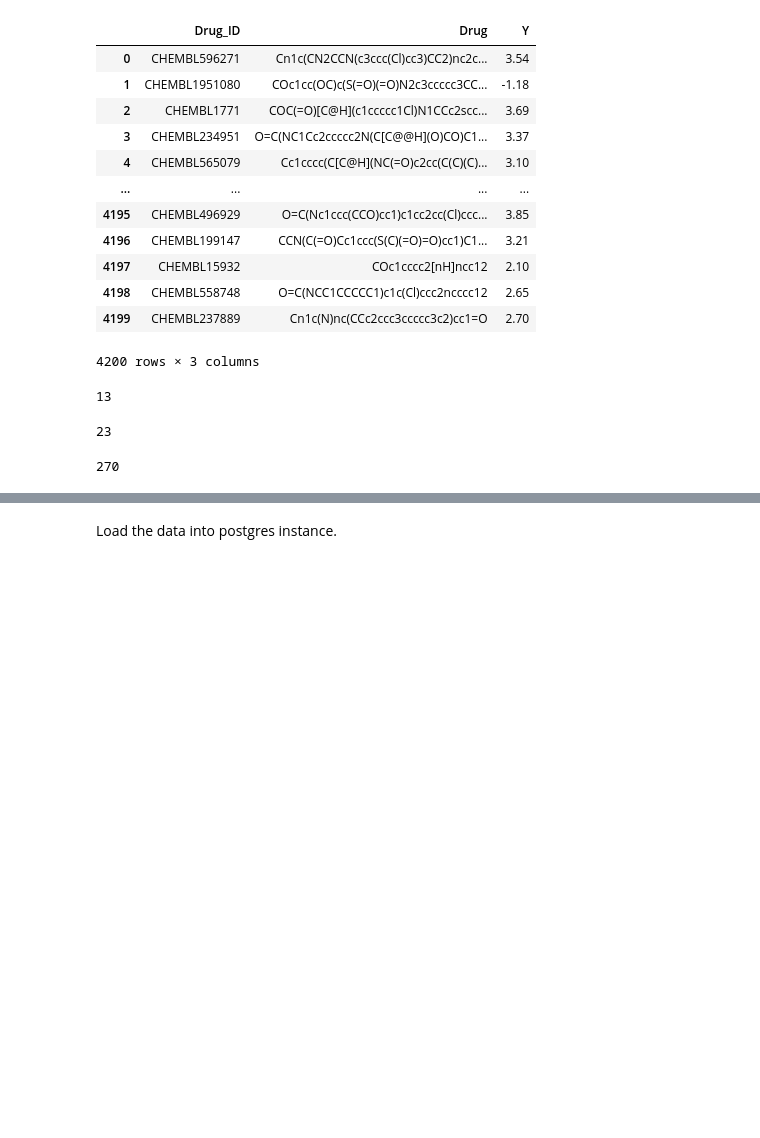
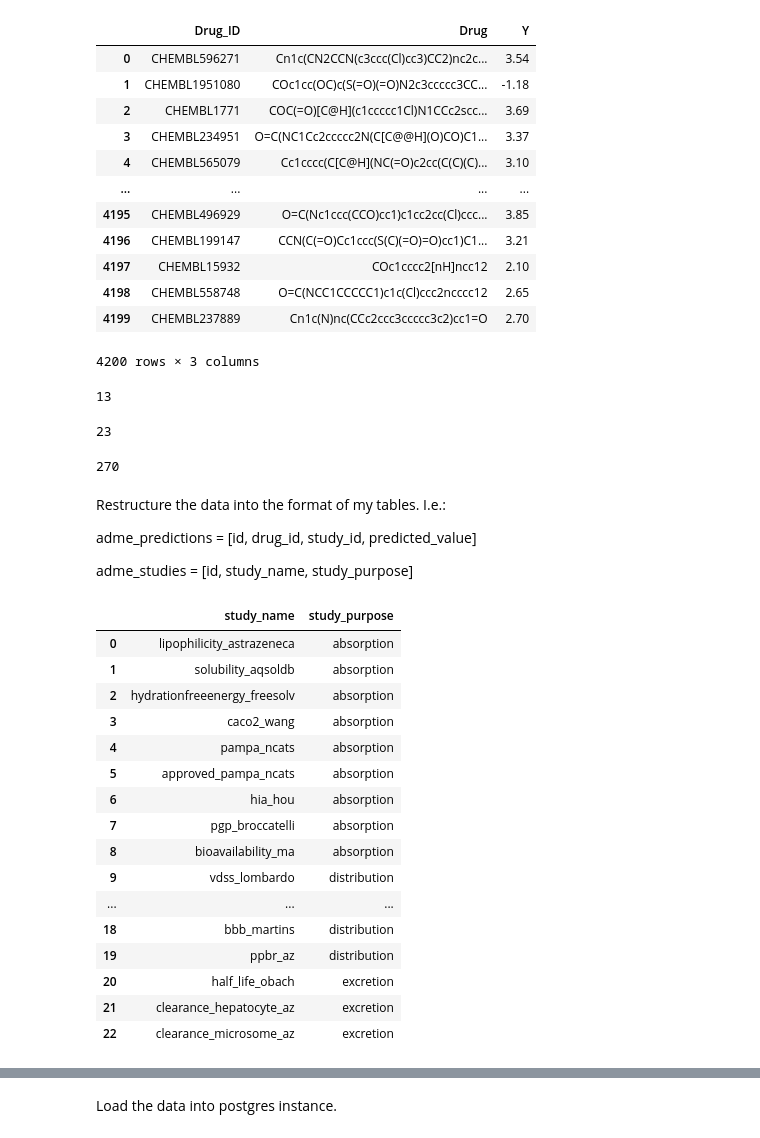
Before and after one commit to vfkusmartsev/deep_mirror_task, a Jupyter notebook: code/11_extract_ADME_data.ipynb, the cells around one changed output, grey strips where cells are left out. Cells and saved outputs as stored; diff of their text form; code cells hidden in the pictures; blank space fills up the shorter version.

Commit message:
backup day 3, server working, user priviledges correct, tdc data added locally

```diff
--- a/code/11_extract_ADME_data.ipynb
+++ b/code/11_extract_ADME_data.ipynb
@@ -99,3 +182,34 @@ len(adme_datasets)
 max([len(i) for i in data_df.Drug])
 # %% [output]
 270
+# %% [markdown]
+Restructure the data into the format of my tables. I.e.:
+
+adme_predictions = [id,  drug_id,  study_id,    predicted_value]
+
+adme_studies = [id,  study_name,  study_purpose]
+# %%
+import pandas as pd
+adme_studies = pd.DataFrame({'study_name':adme_datasets,'study_purpose':[adme_grouping[i] for i in adme_datasets]})
+study_name_to_index = adme_studies['study_name'].to_dict()
+study_name_to_index = {v:k for k,v in study_name_to_index.items()}
+# %%
+adme_studies
+# %% [output]
+|  | study_name | study_purpose |
+| 0 | lipophilicity_astrazeneca | absorption |
+| 1 | solubility_aqsoldb | absorption |
+| 2 | hydrationfreeenergy_freesolv | absorption |
+| 3 | caco2_wang | absorption |
+| 4 | pampa_ncats | absorption |
+| 5 | approved_pampa_ncats | absorption |
+| 6 | hia_hou | absorption |
+| 7 | pgp_broccatelli | absorption |
+| 8 | bioavailability_ma | absorption |
+| 9 | vdss_lombardo | distribution |
+| ... | ... | ... |
+| 18 | bbb_martins | distribution |
+| 19 | ppbr_az | distribution |
+| 20 | half_life_obach | excretion |
+| 21 | clearance_hepatocyte_az | excretion |
+| 22 | clearance_microsome_az | excretion |
```
Also changed, not shown: parts of 12 cells of this notebook, 4 other files.
